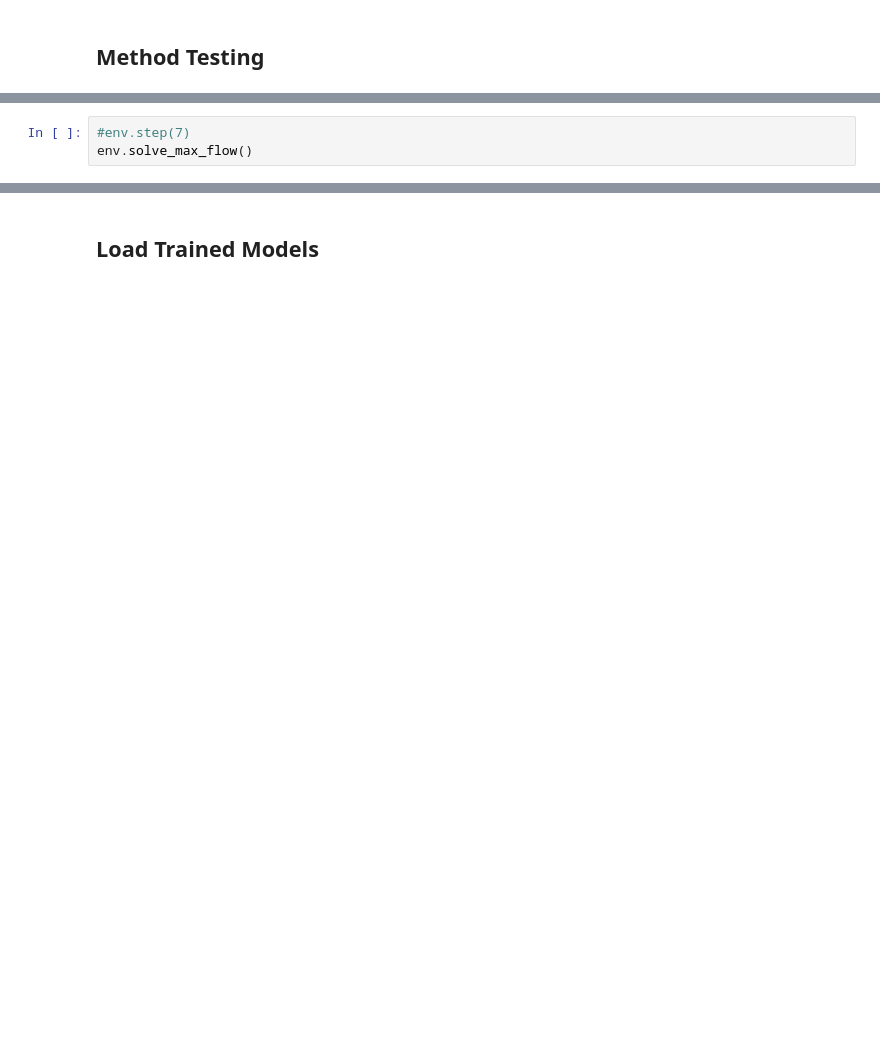
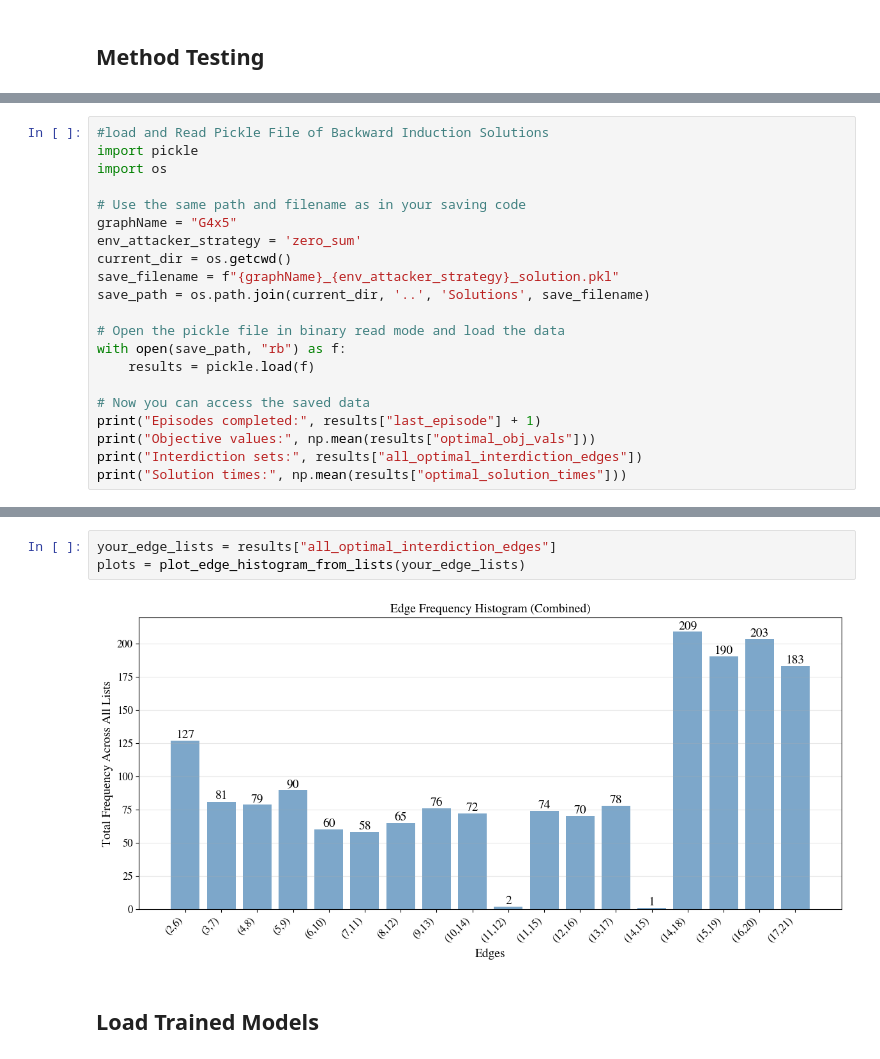
Before and after one commit to m-r-webb/RL-Threat-Adaptive-Network-Interdiction, a Jupyter notebook: Code/Single_General_Model_Evaluation.ipynb, the cells around one changed output, grey strips where cells are left out. Saved outputs shown, nothing was run; the diff lists cells and outputs as text; blank space fills up the shorter version.

```diff
--- a/Code/Single_General_Model_Evaluation.ipynb
+++ b/Code/Single_General_Model_Evaluation.ipynb
@@ -94,4 +110,22 @@ Optimal actions: [(10, 13)]
 # %%
-#env.step(7)
-env.solve_max_flow()
+#load and Read Pickle File of Backward Induction Solutions
+import pickle
+import os
+
+# Use the same path and filename as in your saving code
+graphName = "G4x5"
+env_attacker_strategy = 'zero_sum'
+current_dir = os.getcwd()
+save_filename = f"{graphName}_{env_attacker_strategy}_solution.pkl"
+save_path = os.path.join(current_dir, '..', 'Solutions', save_filename)
+
+# Open the pickle file in binary read mode and load the data
+with open(save_path, "rb") as f:
+    results = pickle.load(f)
+
+# Now you can access the saved data
+print("Episodes completed:", results["last_episode"] + 1)
+print("Objective values:", np.mean(results["optimal_obj_vals"]))
+print("Interdiction sets:", results["all_optimal_interdiction_edges"])
+print("Solution times:", np.mean(results["optimal_solution_times"]))
 # %% [output]
@@ -115,3 +268,8 @@ env.solve_max_flow()
+# %%
+your_edge_lists = results["all_optimal_interdiction_edges"]
+plots = plot_edge_histogram_from_lists(your_edge_lists)
+# %% [output]
+[figure, added]
 # %% [markdown]
 ## Load Trained Models
 # %%
```
Also changed, not shown: parts of 12 cells of this notebook, 1 other file.
